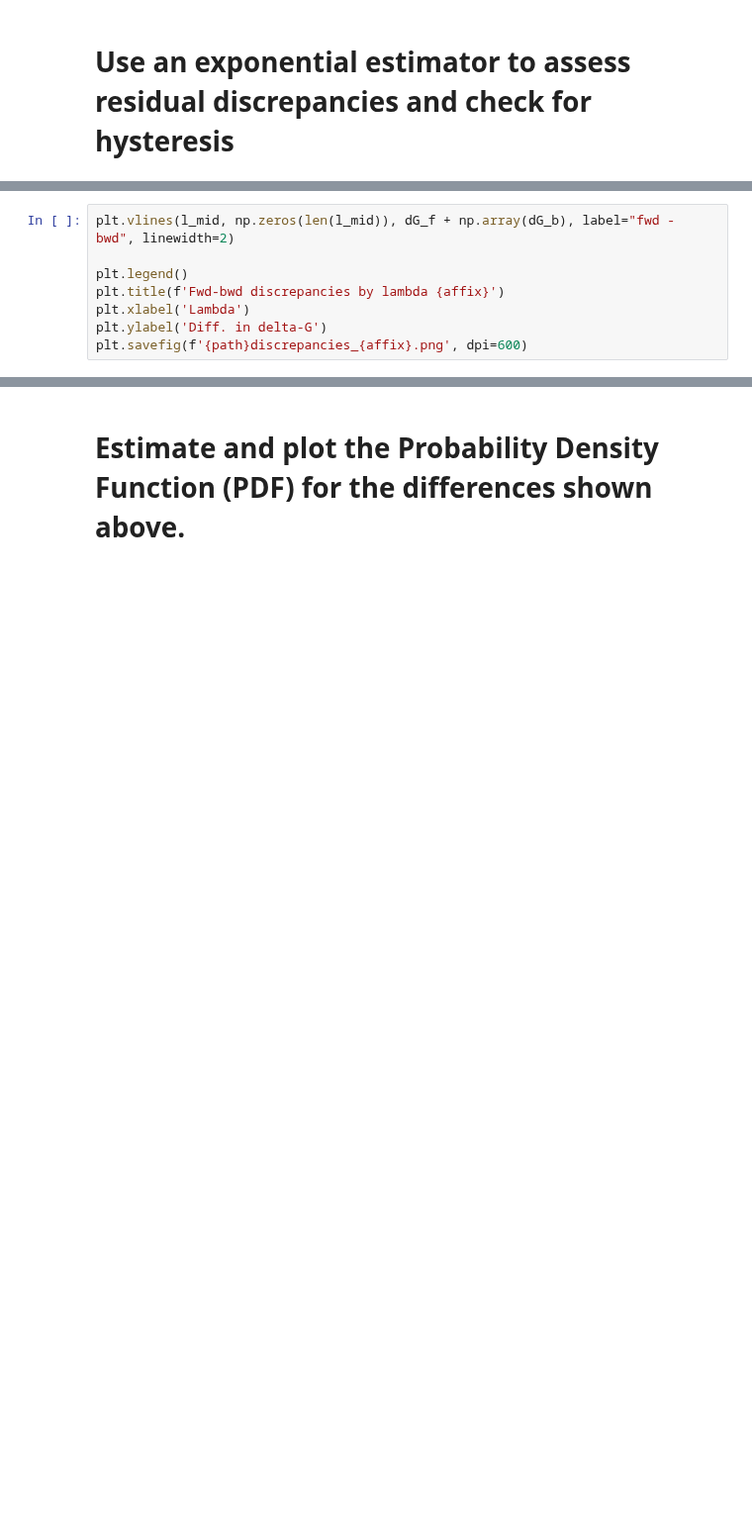
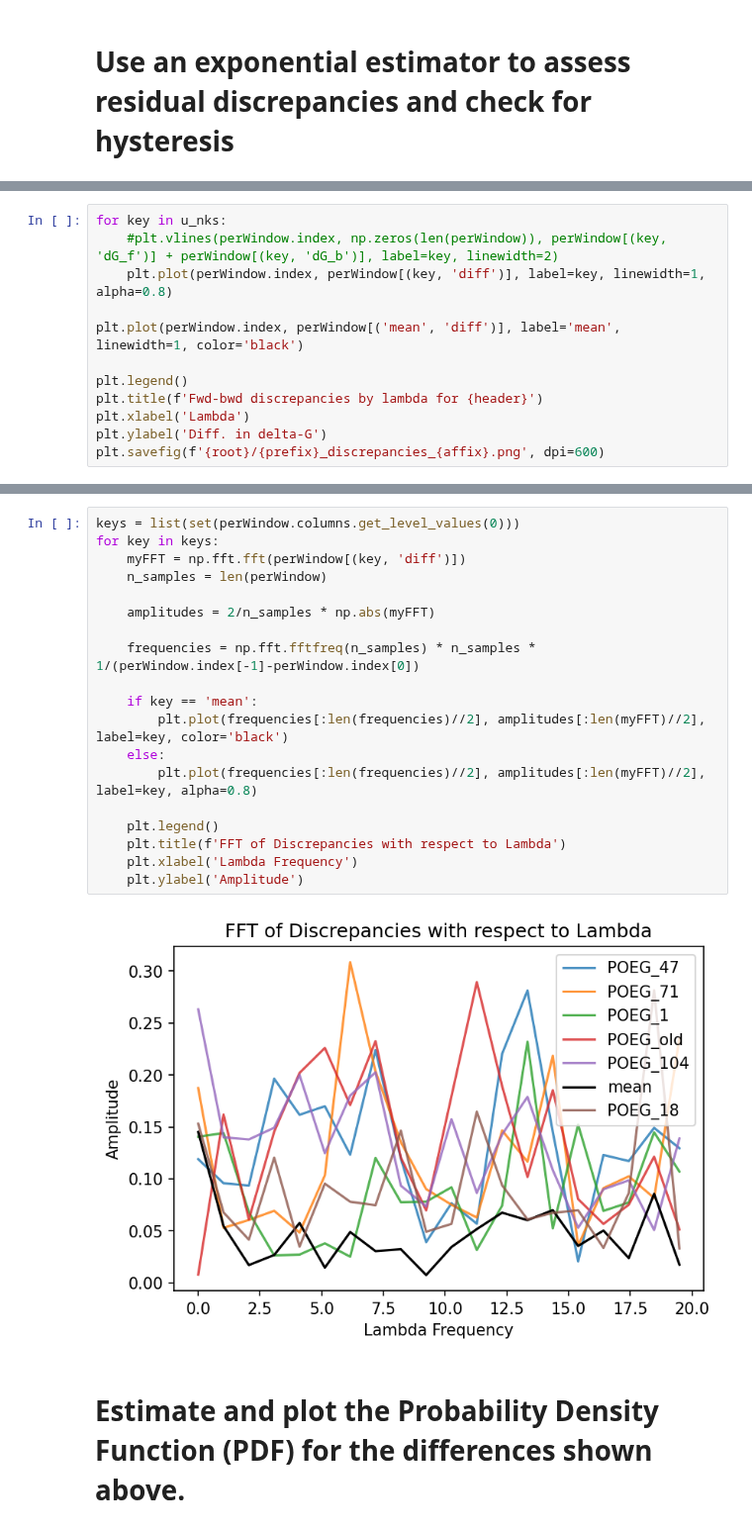
Before and after one commit to BranniganLab/safep, a Jupyter notebook: Batch_Basic.ipynb, the cells around one changed output, grey strips where cells are left out. Shown at 99% size. Drawn from its saved outputs; the diff is of its cells as text; blank space fills up the shorter version.

```diff
--- a/Batch_Basic.ipynb
+++ b/Batch_Basic.ipynb
@@ -172,9 +219,13 @@ l, l_mid, dG_f, dG_b = get_EXP(u_nk)
 # %%
-plt.vlines(l_mid, np.zeros(len(l_mid)), dG_f + np.array(dG_b), label="fwd - bwd", linewidth=2)
+for key in u_nks:
+    #plt.vlines(perWindow.index, np.zeros(len(perWindow)), perWindow[(key, 'dG_f')] + perWindow[(key, 'dG_b')], label=key, linewidth=2)
+    plt.plot(perWindow.index, perWindow[(key, 'diff')], label=key, linewidth=1, alpha=0.8)
+
+plt.plot(perWindow.index, perWindow[('mean', 'diff')], label='mean', linewidth=1, color='black')
 
 plt.legend()
-plt.title(f'Fwd-bwd discrepancies by lambda {affix}')
+plt.title(f'Fwd-bwd discrepancies by lambda for {header}')
 plt.xlabel('Lambda')
 plt.ylabel('Diff. in delta-G')
-plt.savefig(f'{path}discrepancies_{affix}.png', dpi=600)
+plt.savefig(f'{root}/{prefix}_discrepancies_{affix}.png', dpi=600)
 # %% [output]
@@ -182,3 +233,24 @@ plt.savefig(f'{path}discrepancies_{affix}.png', dpi=600)
+# %%
+keys = list(set(perWindow.columns.get_level_values(0)))
+for key in keys:
+    myFFT = np.fft.fft(perWindow[(key, 'diff')])
+    n_samples = len(perWindow)
+
+    amplitudes = 2/n_samples * np.abs(myFFT)
+
+    frequencies = np.fft.fftfreq(n_samples) * n_samples * 1/(perWindow.index[-1]-perWindow.index[0])
+
+    if key == 'mean':
+        plt.plot(frequencies[:len(frequencies)//2], amplitudes[:len(myFFT)//2], label=key, color='black')
+    else:
+        plt.plot(frequencies[:len(frequencies)//2], amplitudes[:len(myFFT)//2], label=key, alpha=0.8)
+
+    plt.legend()
+    plt.title(f'FFT of Discrepancies with respect to Lambda')
+    plt.xlabel('Lambda Frequency')
+    plt.ylabel('Amplitude')
+# %% [output]
+[figure, added]
 # %% [markdown]
 # Estimate and plot the Probability Density Function (PDF) for the differences shown above.
 # %%
```
Also changed, not shown: parts of 20 cells of this notebook.
